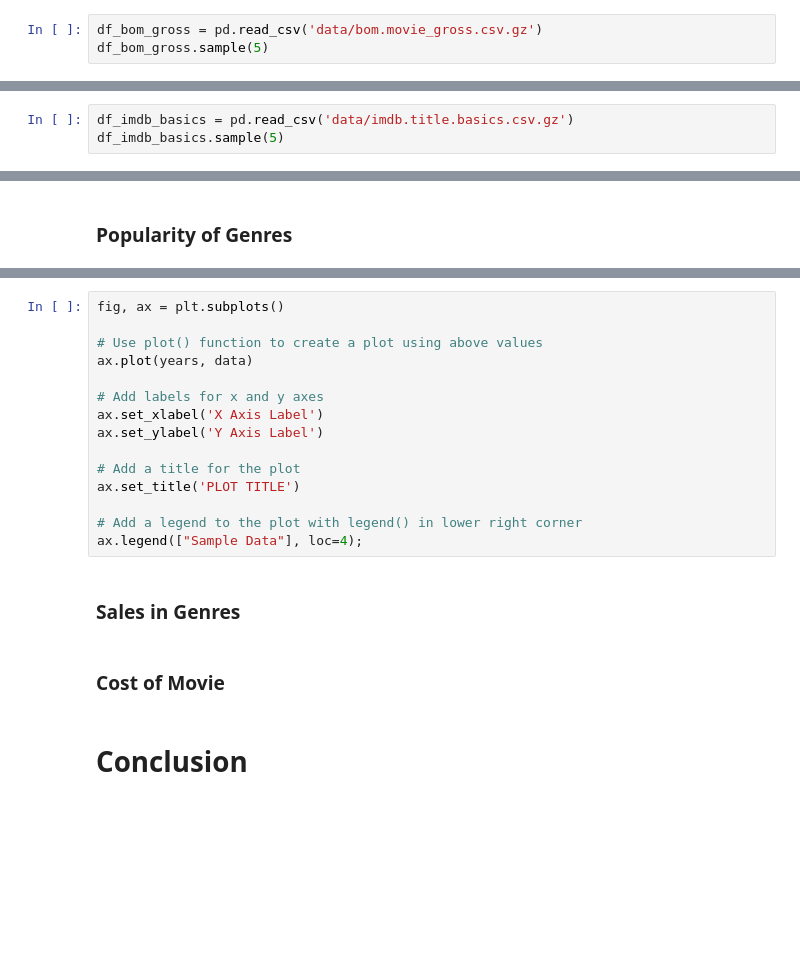
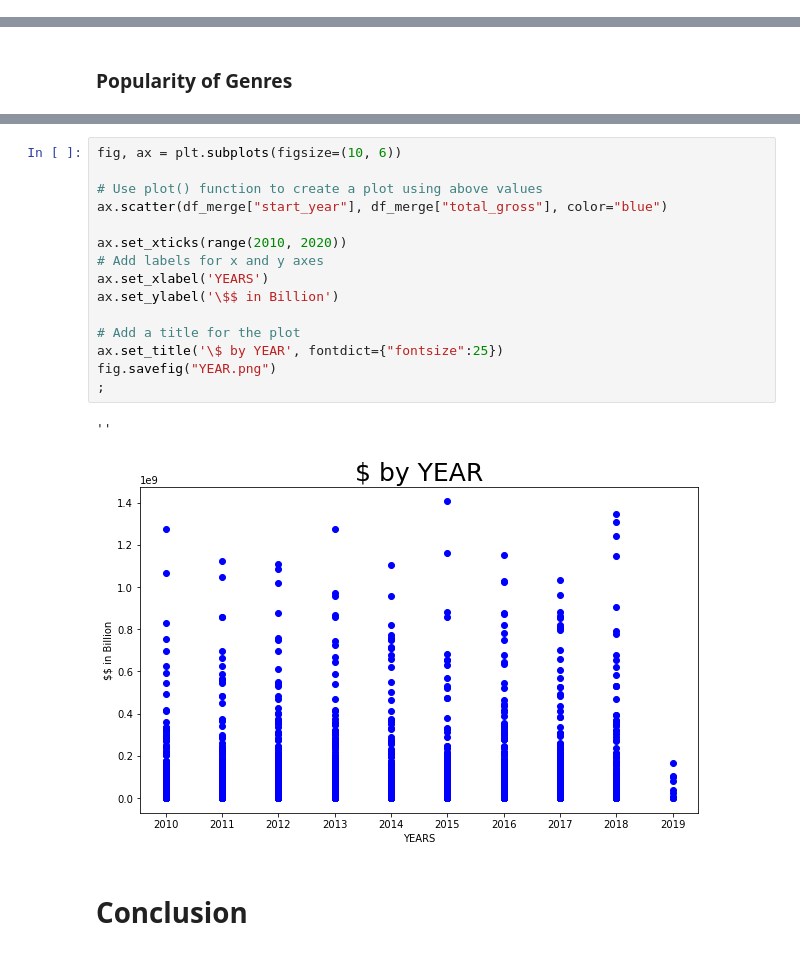
Before and after one commit to gt1719/Movie-Data-Analysis, a Jupyter notebook: movie_data_analysis.ipynb, the cells around one changed output, grey strips where cells are left out. Drawn from its saved outputs; the diff is of its cells as text; blank space fills up the shorter version.

```diff
--- a/movie_data_analysis.ipynb
+++ b/movie_data_analysis.ipynb
@@ -100,5 +106,2 @@ df_imdb_rating.sample(5)
 # %% [markdown]
 # Bom Movie Data
-# %%
-df_bom_gross = pd.read_csv('data/bom.movie_gross.csv.gz')
-df_bom_gross.sample(5)
@@ -127,6 +123,3 @@ year                 0
 dtype: int64
 # %% [markdown]
 # Imdb Data
-# %%
-df_imdb_basics = pd.read_csv('data/imdb.title.basics.csv.gz')
-df_imdb_basics.sample(5)
@@ -376,21 +504,20 @@ import matplotlib.pyplot as plt
 # %%
-fig, ax = plt.subplots()
+fig, ax = plt.subplots(figsize=(10, 6))
 
 # Use plot() function to create a plot using above values
-ax.plot(years, data)
+ax.scatter(df_merge["start_year"], df_merge["total_gross"], color="blue")
 
+ax.set_xticks(range(2010, 2020))
 # Add labels for x and y axes
-ax.set_xlabel('X Axis Label')
-ax.set_ylabel('Y Axis Label')
+ax.set_xlabel('YEARS')
+ax.set_ylabel('\$$ in Billion')
 
 # Add a title for the plot
-ax.set_title('PLOT TITLE')
-
-# Add a legend to the plot with legend() in lower right corner
-ax.legend(["Sample Data"], loc=4);
+ax.set_title('\$ by YEAR', fontdict={"fontsize":25})
+fig.savefig("YEAR.png")
+;
+# %% [output]
+''
+[figure, added]
-# %% [markdown]
-### Sales in Genres
-# %% [markdown]
-### Cost of Movie
 # %% [markdown]
 # Conclusion
```
Also changed, not shown: parts of 46 cells of this notebook, 4 other files.
